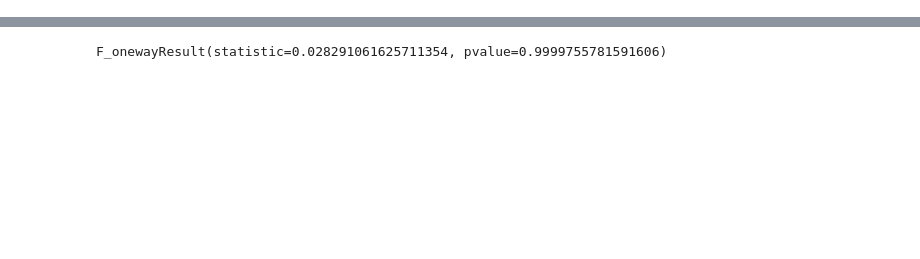
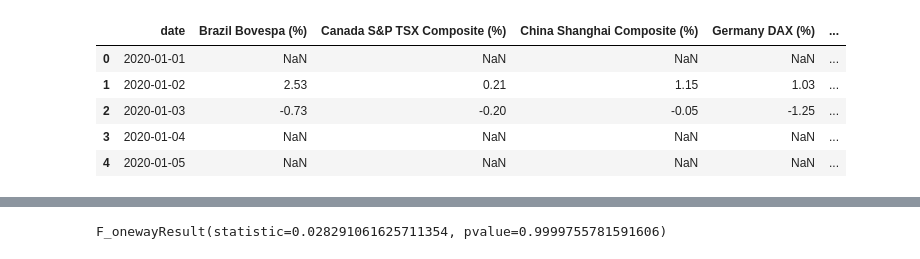
Before and after one commit to Eotanez/project-1, a Jupyter notebook: charts.ipynb, the cells around one changed output, grey strips where cells are left out. Cells and saved outputs as stored; diff of their text form; code cells hidden in the pictures; blank space fills up the shorter version.

```diff
--- a/charts.ipynb
+++ b/charts.ipynb
@@ -54,0 +30,5 @@ usa_covid
+# %%
+# Create a new data frame with all the dates of the year in it
+days2020 = pd.date_range(start='2020-01-01', end='2020-12-31')
+days2020_df = pd.DataFrame(days2020, columns=['date'])
+days2020_df
@@ -54,0 +51,13 @@ usa_covid
+# %%
+stocks_date = stocks_2020_df.rename(columns={'Date':'date'})
+stocks_date['date']= pd.to_datetime(stocks_date['date'])
+# %%
+stocks_2020_merged = stocks_date.merge(days2020_df, how='outer', on='date', sort=True)
+stocks_2020_merged.head()
+# %% [output]
+|  | date | Brazil Bovespa (%) | Canada S&P TSX Composite (%) | China Shanghai Composite (%) | Germany DAX (%) | ... |
+| 0 | 2020-01-01 | NaN | NaN | NaN | NaN | ... |
+| 1 | 2020-01-02 | 2.53 | 0.21 | 1.15 | 1.03 | ... |
+| 2 | 2020-01-03 | -0.73 | -0.20 | -0.05 | -1.25 | ... |
+| 3 | 2020-01-04 | NaN | NaN | NaN | NaN | ... |
+| 4 | 2020-01-05 | NaN | NaN | NaN | NaN | ... |
```
Also changed, not shown: parts of 12 cells of this notebook.
